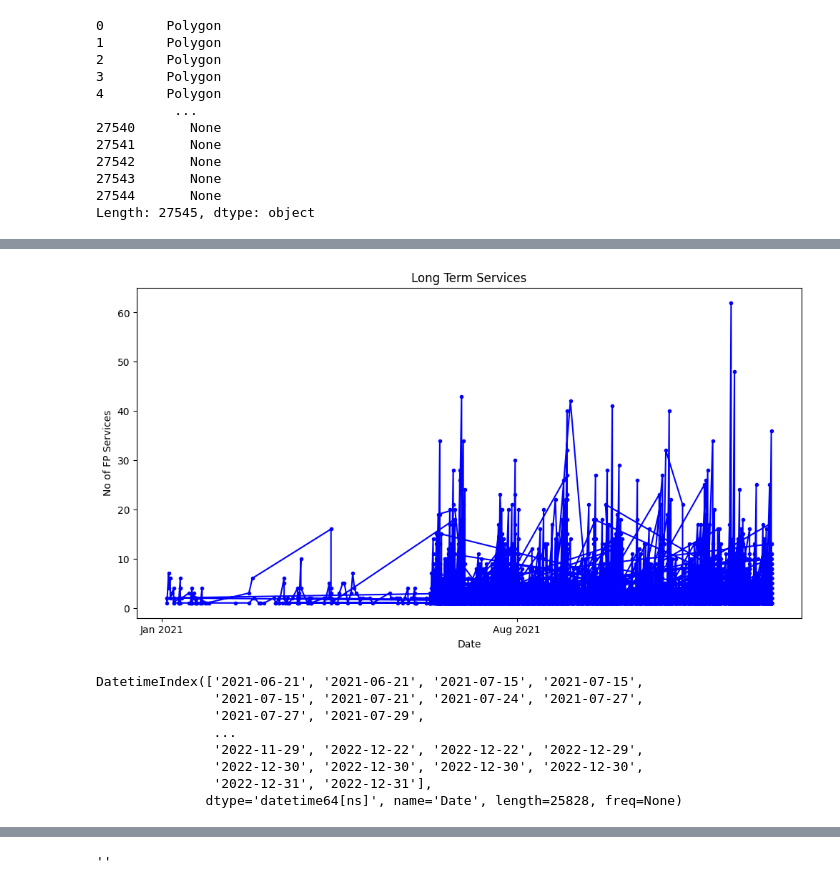
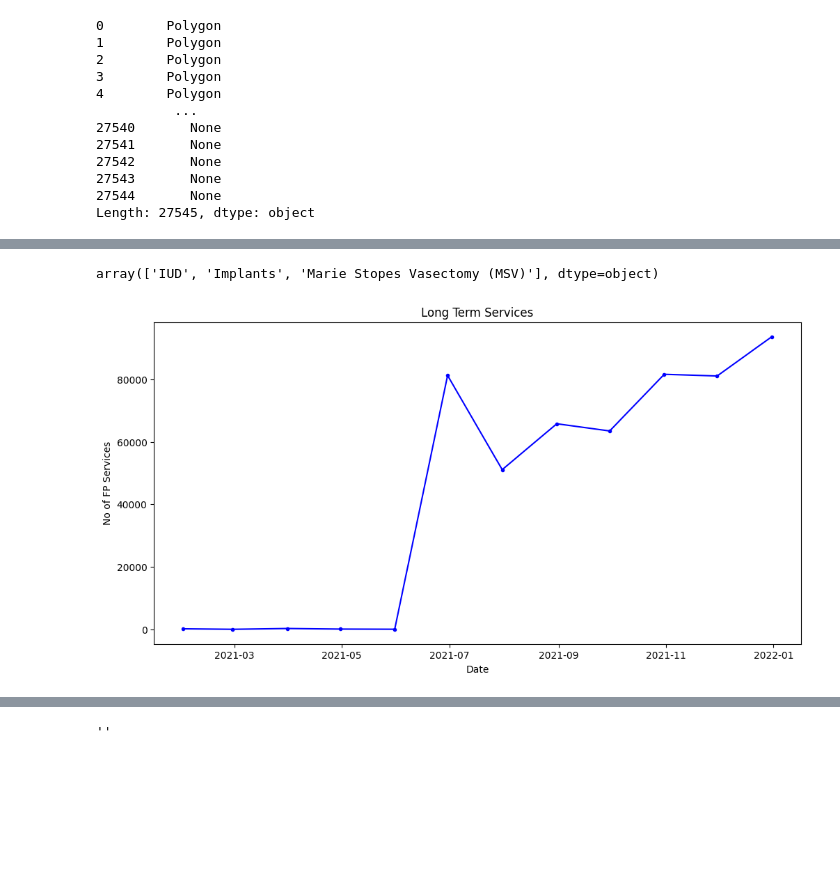
Before and after one commit to KD2029/Data_Analytics_Report-, a Jupyter notebook: code/Untitled.ipynb, the cells around one changed output, grey strips where cells are left out. Saved outputs shown, nothing was run; the diff lists cells and outputs as text; code cells hidden in the pictures; blank space fills up the shorter version.

```diff
--- a/code/Untitled.ipynb
+++ b/code/Untitled.ipynb
@@ -532,52 +565,27 @@ KeyError: 'Type'
+# %%
+long_term_services = long_term_df['Service'].unique()
+long_term_services
+# %% [output]
+array(['IUD', 'Implants', 'Marie Stopes Vasectomy (MSV)'], dtype=object)
 # %%
-import matplotlib.dates as mdates
-# Define a function to categorize services as short term or long term
-def categorize_service_type(Service):
-    short_term_services = ['Condom', 'Depo', 'Oral Contraceptive Pills - COC','Male Condom']
-    if Service in short_term_services:
-        return 'Short Term'
-    else:
-        return 'Long Term'
 
-# Apply the categorize_service_type function to the 'Service' column and store the results in a new 'Type' column
-combined_df_1['Type'] = combined_df_1['Service'].apply(categorize_service_type)
 
-#df_2021_2022 =combined_df_1[combined_df_1['Date'].dt.year.isin([2021, 2022])]
-df_2021_2022=df_2021_2022 = combined_df_1[combined_df_1['Date'].dt.year == 2021]
-
- # Group by 'Date', 'District', and 'Service,and Type', and sum the 'service_count' for long term services
-Service_count_1 = df_2021_2022.groupby(['District','Date','Type'])['Service'].value_counts()
-Service_count_1_df = Service_count_1.reset_index(name='service_count')
-long_term_df = Service_count_1_df[Service_count_1_df['Type'] == 'Long Term']
-
-y= long_term_df['service_count']
-x= long_term_df['Date']
+y= long_term_service_count.values
+x= long_term_service_count.index
 
 # Create a larger figure with more width
 plt.figure(figsize=(12, 6))
 
 plt.plot(x,y,'b.-')
 plt.xlabel('Date')
 plt.ylabel('No of FP Services')
 plt.title('Long Term Services')
 
-# Set the locator and formatter for the x-axis to display 7-month intervals
-locator = mdates.MonthLocator(interval=7)
-formatter = mdates.DateFormatter('%b %Y')
-plt.gca().xaxis.set_major_locator(locator)
-plt.gca().xaxis.set_major_formatter(formatter)
+# # Set the locator and formatter for the x-axis to display 7-month intervals
+# locator = mdates.MonthLocator(interval=7)
+# formatter = mdates.DateFormatter('%b %Y')
+# plt.gca().xaxis.set_major_locator(locator)
+# plt.gca().xaxis.set_major_formatter(formatter)
 plt.show()
 # %% [output]
-[figure, old version]
+[figure, new version]
-# %%
-long_term_df.reset_index()
-long_term_df.index
-# %% [output]
-DatetimeIndex(['2021-06-21', '2021-06-21', '2021-07-15', '2021-07-15',
-               '2021-07-15', '2021-07-21', '2021-07-24', '2021-07-27',
-               '2021-07-27', '2021-07-29',
-               ...
-               '2022-11-29', '2022-12-22', '2022-12-22', '2022-12-29',
-               '2022-12-30', '2022-12-30', '2022-12-30', '2022-12-30',
-               '2022-12-31', '2022-12-31'],
-              dtype='datetime64[ns]', name='Date', length=25828, freq=None)
```
Also changed, not shown: parts of 7 cells of this notebook.
